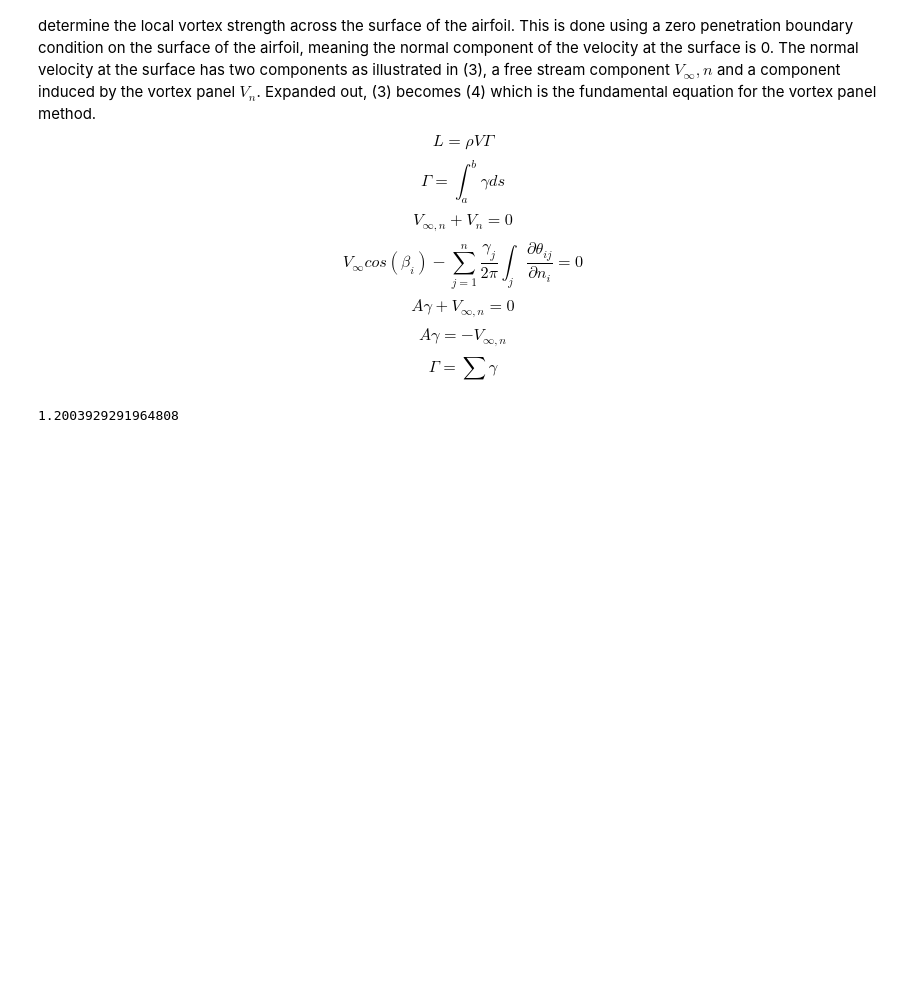
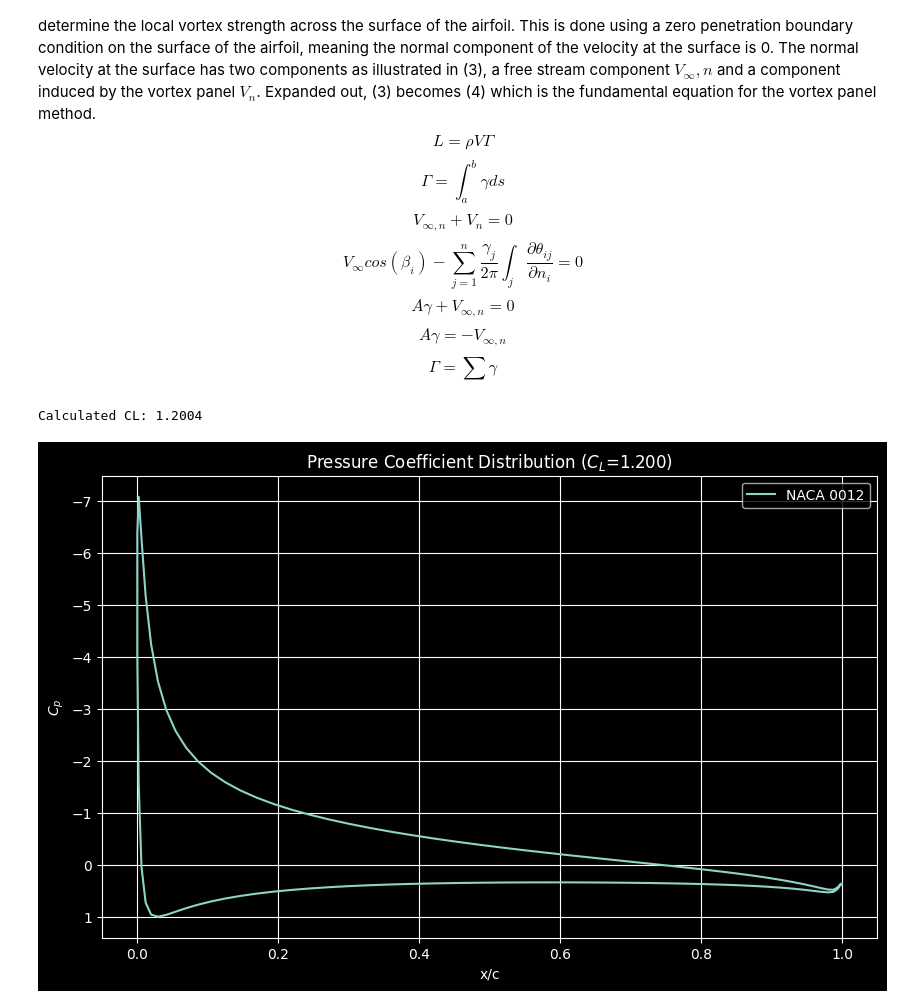
Before and after one commit to bmank52/VortexPanelCode, a Jupyter notebook: Main.ipynb, the cells around one changed output. Drawn from its saved outputs; the diff is of its cells as text; code cells hidden in the pictures; blank space fills up the shorter version.

Commit message:
Added Cp plot generation

```diff
--- a/Main.ipynb
+++ b/Main.ipynb
@@ -137,6 +138,24 @@ gamma = np.linalg.lstsq(A, V_n_freestream_i, rcond=None)[0] #Solve for Gamma, us
 
 Gamma = sum(gamma)
 CL = U_freestream * Gamma / .5 /U_freestream**2
-print(CL)
+print(f"Calculated CL: {CL:.4f}")
 # %% [output]
-1.2003929291964808
+Calculated CL: 1.2004
+# %%
+#plot Cp
+Cp = np.zeros(rows)
+for i in range(rows):
+    l_i = np.sqrt((X_vort[i] - X_vort[i+1]) ** 2 + (Y_vort[i] - Y_vort[i+1]) ** 2) #distance from middle of panel to vortex on the end
+    Cp[i] = 1 - ((gamma[i] + gamma[i+1])/(2* U_freestream * l_i)) ** 2
+
+plt.figure(figsize=(10, 6))
+plt.plot(X_coll, Cp, label=f'NACA {naca_4_digit_Airfoil}')
+plt.gca().invert_yaxis()  #flip axis by convention tp show suction on top surface
+plt.title(f"Pressure Coefficient Distribution ($C_L$={CL:.3f})")
+plt.xlabel("x/c")
+plt.ylabel("$C_p$")
+plt.legend()
+plt.grid(True)
+plt.show()
+# %% [output]
+[figure, added]
```
Also changed, not shown: parts of 2 cells of this notebook.
